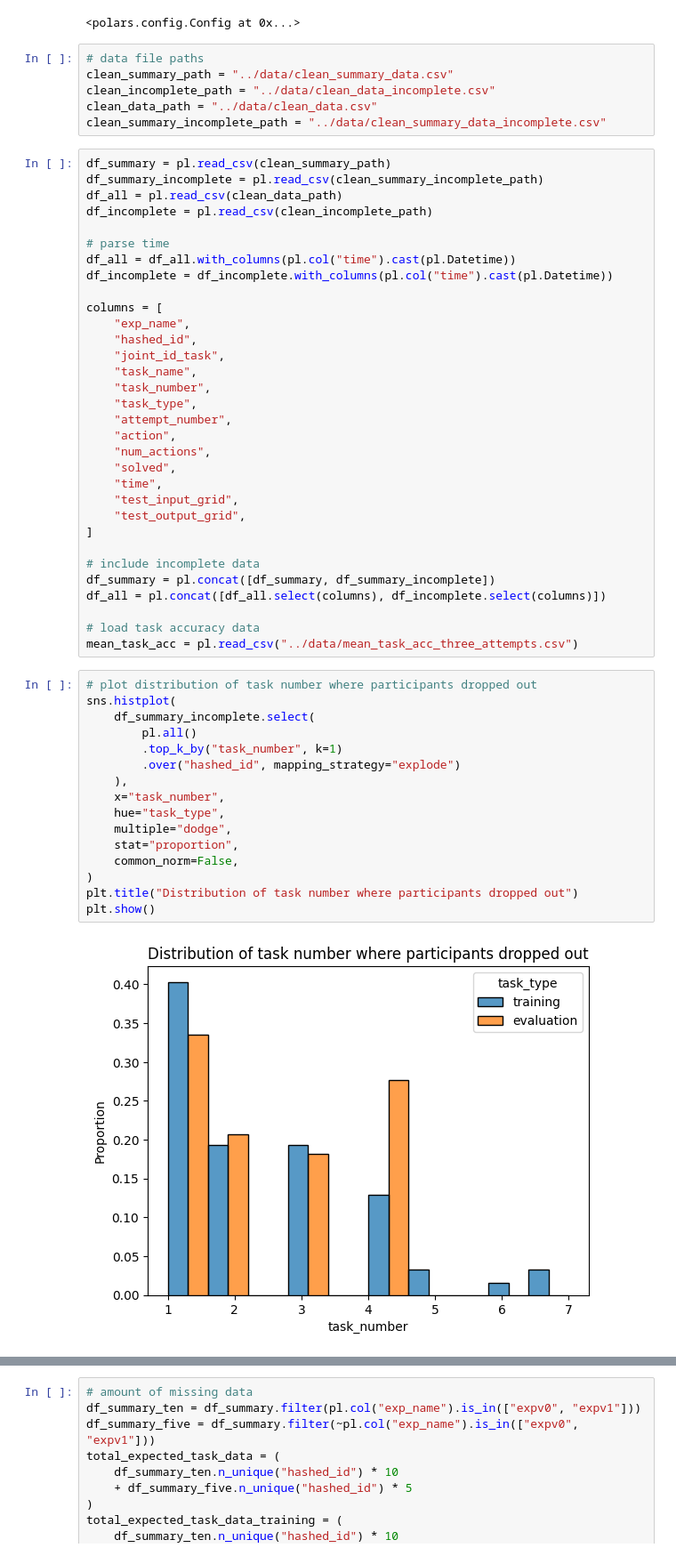
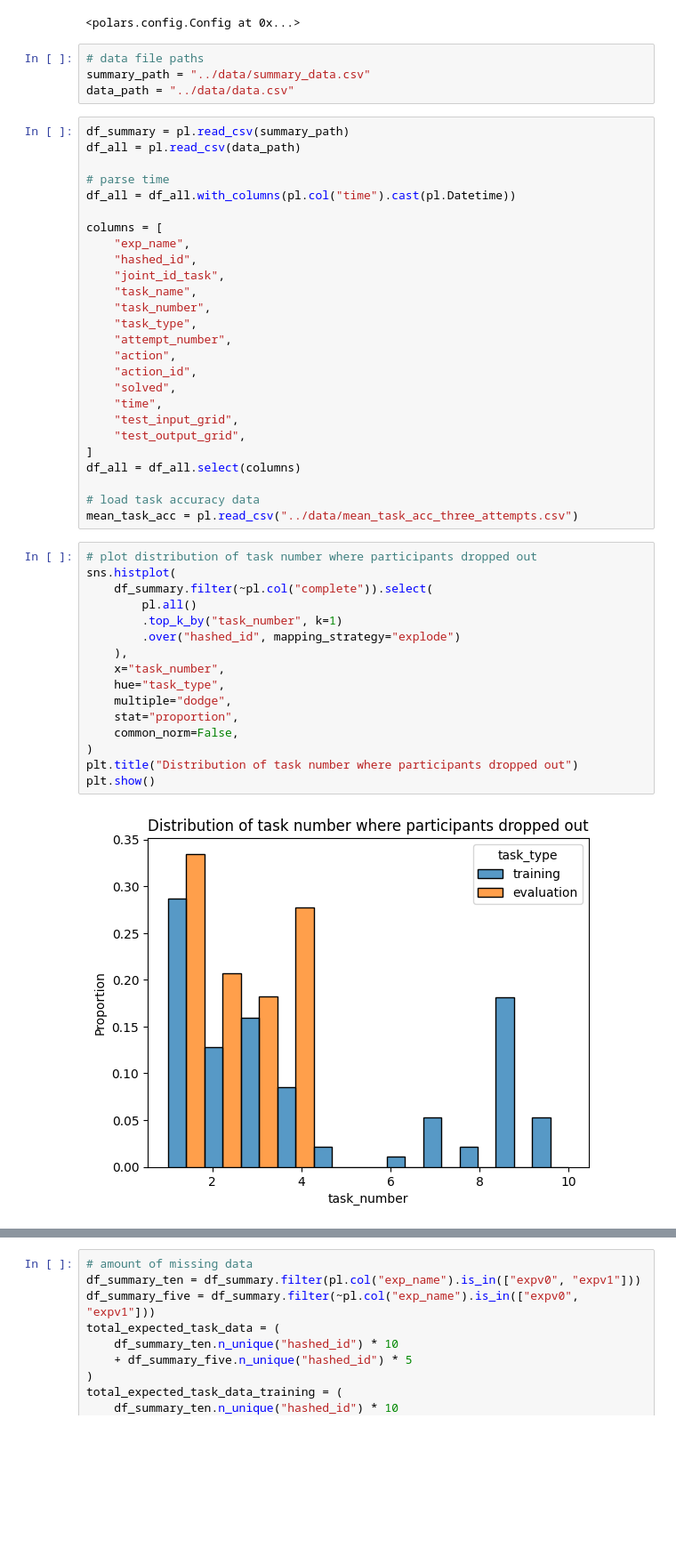
Before and after one commit to Le-Gris/h-arc, a Jupyter notebook: analysis/6-incomplete-data.ipynb, the cells around one changed output, grey strips where cells are left out. Shown at 89% size. Cells and saved outputs as stored; diff of their text form; blank space fills up the shorter version.

```diff
--- a/analysis/6-incomplete-data.ipynb
+++ b/analysis/6-incomplete-data.ipynb
@@ -16,19 +16,14 @@ pl.Config.load_from_file("../polars_cfg.json")
 <polars.config.Config at 0x...>
 # %%
 # data file paths
-clean_summary_path = "../data/clean_summary_data.csv"
-clean_incomplete_path = "../data/clean_data_incomplete.csv"
-clean_data_path = "../data/clean_data.csv"
-clean_summary_incomplete_path = "../data/clean_summary_data_incomplete.csv"
+summary_path = "../data/summary_data.csv"
+data_path = "../data/data.csv"
 # %%
-df_summary = pl.read_csv(clean_summary_path)
-df_summary_incomplete = pl.read_csv(clean_summary_incomplete_path)
-df_all = pl.read_csv(clean_data_path)
-df_incomplete = pl.read_csv(clean_incomplete_path)
+df_summary = pl.read_csv(summary_path)
+df_all = pl.read_csv(data_path)
 
 # parse time
 df_all = df_all.with_columns(pl.col("time").cast(pl.Datetime))
-df_incomplete = df_incomplete.with_columns(pl.col("time").cast(pl.Datetime))
 
 columns = [
     "exp_name",
@@ -39,37 +34,34 @@ columns = [
     "task_type",
     "attempt_number",
     "action",
-    "num_actions",
+    "action_id",
     "solved",
     "time",
     "test_input_grid",
     "test_output_grid",
 ]
-
-# include incomplete data
-df_summary = pl.concat([df_summary, df_summary_incomplete])
-df_all = pl.concat([df_all.select(columns), df_incomplete.select(columns)])
+df_all = df_all.select(columns)
 
 # load task accuracy data
 mean_task_acc = pl.read_csv("../data/mean_task_acc_three_attempts.csv")
 # %%
 # plot distribution of task number where participants dropped out
 sns.histplot(
-    df_summary_incomplete.select(
+    df_summary.filter(~pl.col("complete")).select(
         pl.all()
         .top_k_by("task_number", k=1)
         .over("hashed_id", mapping_strategy="explode")
     ),
     x="task_number",
     hue="task_type",
     multiple="dodge",
     stat="proportion",
     common_norm=False,
 )
 plt.title("Distribution of task number where participants dropped out")
 plt.show()
 # %% [output]
-[figure, old version]
+[figure, new version]
 # %%
 # for each task_type, compute how many drop after 1, 2, 3, 4, 5, 6, 7, 8, 9, 10 attempts
 # total_training =
```
Also changed, not shown: parts of 2 cells of this notebook, 6 other files.
